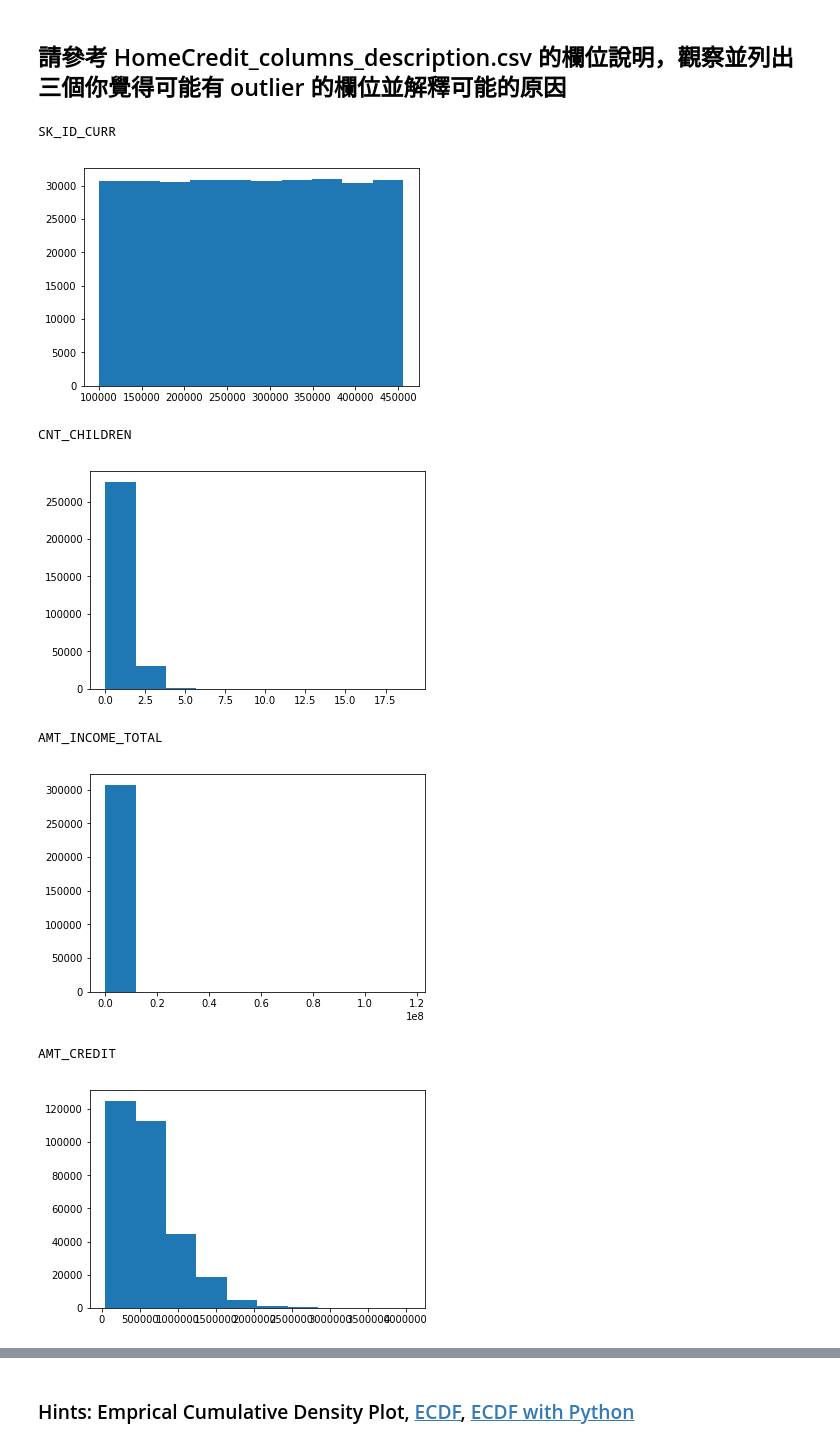
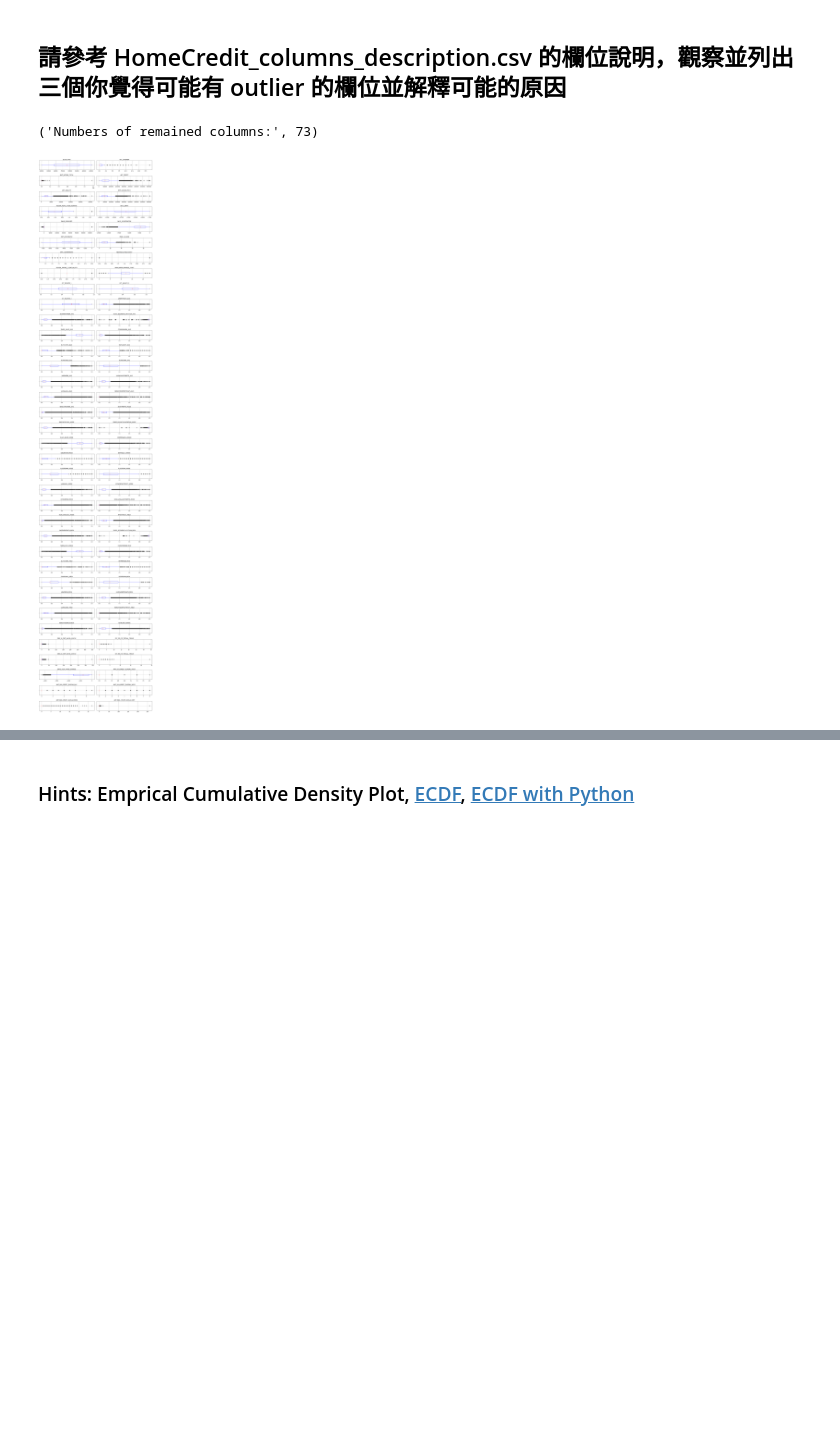
Before and after one commit to teinhonglo/2nd-ML100Days, a Jupyter notebook: homework/Day_006_HW.ipynb, the cells around one changed output, grey strips where cells are left out. Cells and saved outputs as stored; diff of their text form; code cells hidden in the pictures; blank space fills up the shorter version.

```diff
--- a/homework/Day_006_HW.ipynb
+++ b/homework/Day_006_HW.ipynb
@@ -33,26 +33,24 @@ Path of read in data: ../data/Part01/application_train.csv
 # %%
 # 先篩選數值型的欄位
 """
 YOUR CODE HERE, fill correct data types (for example str, float, int, ...)
 """
 dtype_select = [pd.np.dtype('int64'), pd.np.dtype('float64')]
 numeric_columns = list(app_train.columns[list(app_train.dtypes.isin(dtype_select))])
 
-
 # 再把只有 2 值 (通常是 0,1) 的欄位去掉
 numeric_columns = list(app_train[numeric_columns].columns[list(app_train[numeric_columns].apply(lambda x:len(x.unique())!=2 ))])
+print("Numbers of remained columns:", len(numeric_columns))
+
+n_rows = len(numeric_columns) / 2
+fig, axes = plt.subplots(n_rows, 2, figsize=(15, n_rows*2))
 
 # 檢視這些欄位的數值範圍
-for col in numeric_columns:
-    print(col)
-    plt.hist(app_train[col].dropna())
-    plt.show()
+for col, ax  in zip(numeric_columns, axes.ravel()):
+    app_train.boxplot(column=col, ax=ax, vert=False, return_type='axes')
+    ax.set_yticklabels([])
+    ax.set_title(col)
+plt.tight_layout()
 # %% [output]
-SK_ID_CURR
+('Numbers of remained columns:', 73)
-[figure, old version]
+[figure, new version]
-CNT_CHILDREN
-[figure, removed]
-AMT_INCOME_TOTAL
-[figure, removed]
-AMT_CREDIT
-[figure, removed]
```
Also changed, not shown: parts of 3 cells of this notebook.
